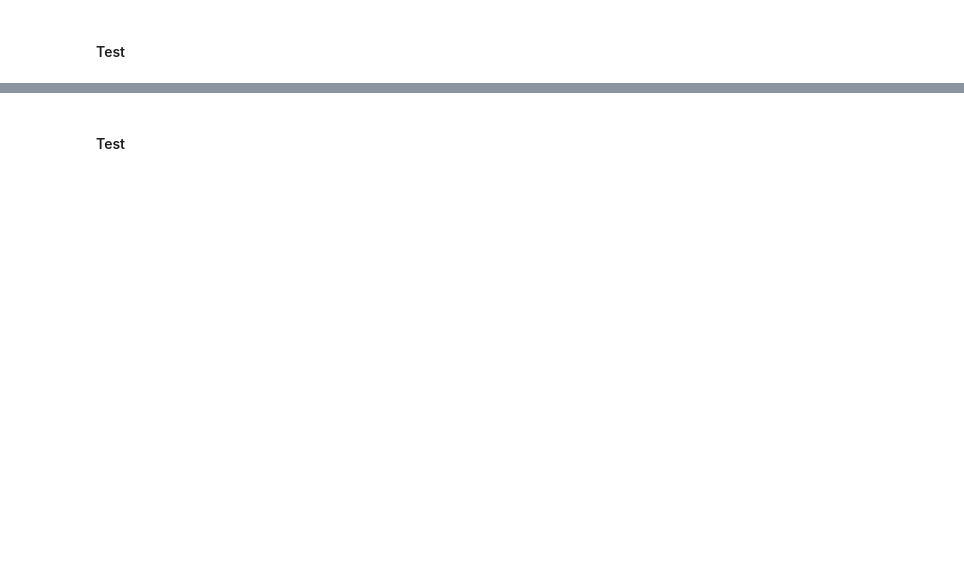
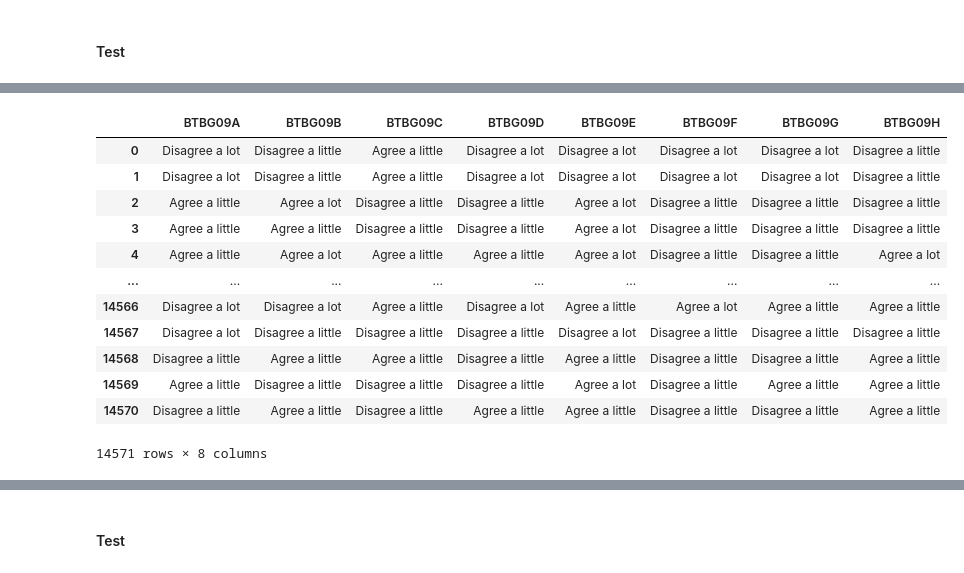
Before and after one commit to sjhaluck/TIMSS-Data-Science, a Jupyter notebook: TIMSS Exploration.ipynb, the cells around one changed output, grey strips where cells are left out. Saved outputs shown, nothing was run; the diff lists cells and outputs as text; code cells hidden in the pictures; blank space fills up the shorter version.

```diff
--- a/TIMSS Exploration.ipynb
+++ b/TIMSS Exploration.ipynb
@@ -1649,0 +1830,16 @@ student.head()
+# %%
+math_teach.loc[:,[col for col in math_teach.columns if 'BTBG09' in col]]
+# %% [output]
+|  | BTBG09A | BTBG09B | BTBG09C | BTBG09D | BTBG09E | BTBG09F | BTBG09G | BTBG09H |
+| 0 | Disagree a lot | Disagree a little | Agree a little | Disagree a lot | Disagree a lot | Disagree a lot | Disagree a lot | Disagree a little |
+| 1 | Disagree a lot | Disagree a little | Agree a little | Disagree a lot | Disagree a lot | Disagree a lot | Disagree a lot | Disagree a little |
+| 2 | Agree a little | Agree a lot | Disagree a little | Disagree a little | Agree a lot | Disagree a little | Disagree a little | Disagree a little |
+| 3 | Agree a little | Agree a little | Disagree a little | Disagree a little | Agree a lot | Disagree a little | Disagree a little | Disagree a little |
+| 4 | Agree a little | Agree a lot | Agree a little | Agree a little | Agree a lot | Disagree a little | Disagree a little | Agree a lot |
+| ... | ... | ... | ... | ... | ... | ... | ... | ... |
+| 14566 | Disagree a lot | Disagree a lot | Agree a little | Disagree a lot | Agree a little | Agree a lot | Agree a little | Agree a little |
+| 14567 | Disagree a lot | Disagree a little | Disagree a little | Disagree a little | Disagree a lot | Disagree a little | Disagree a little | Disagree a little |
+| 14568 | Disagree a little | Agree a little | Agree a little | Disagree a little | Agree a little | Disagree a little | Disagree a little | Agree a little |
+| 14569 | Agree a little | Disagree a little | Disagree a little | Disagree a little | Agree a lot | Disagree a little | Agree a little | Agree a little |
+| 14570 | Disagree a little | Agree a little | Disagree a little | Agree a little | Agree a little | Disagree a little | Disagree a little | Agree a little |
+14571 rows × 8 columns
```
Also changed, not shown: parts of 54 cells of this notebook.
